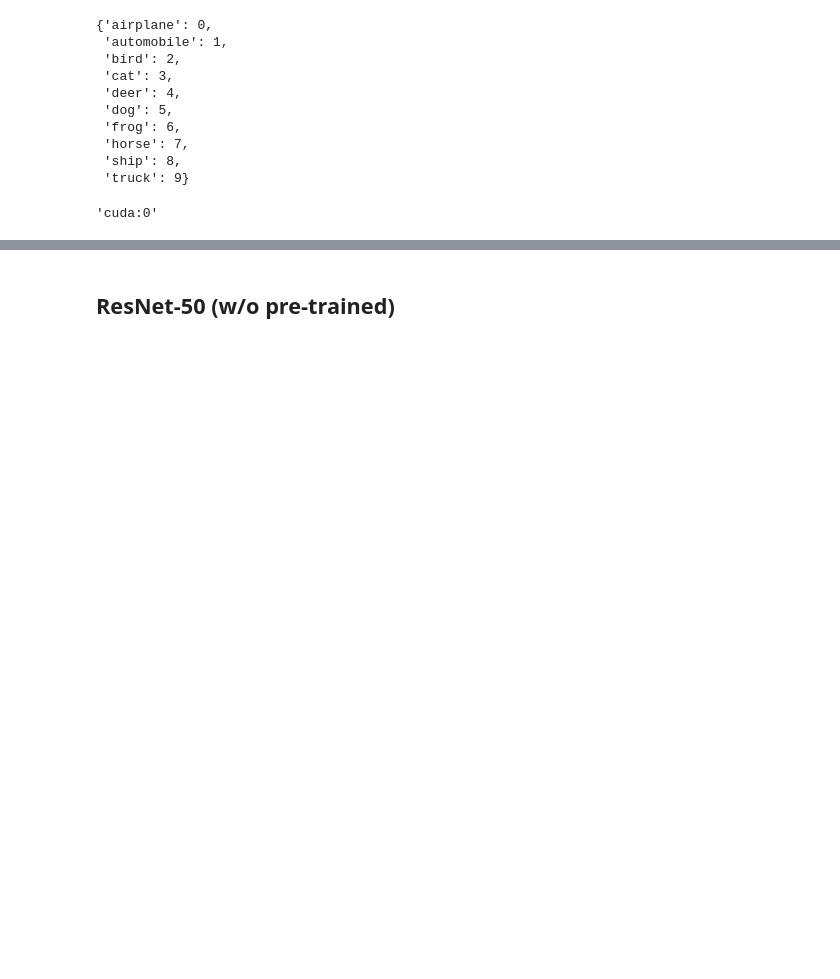
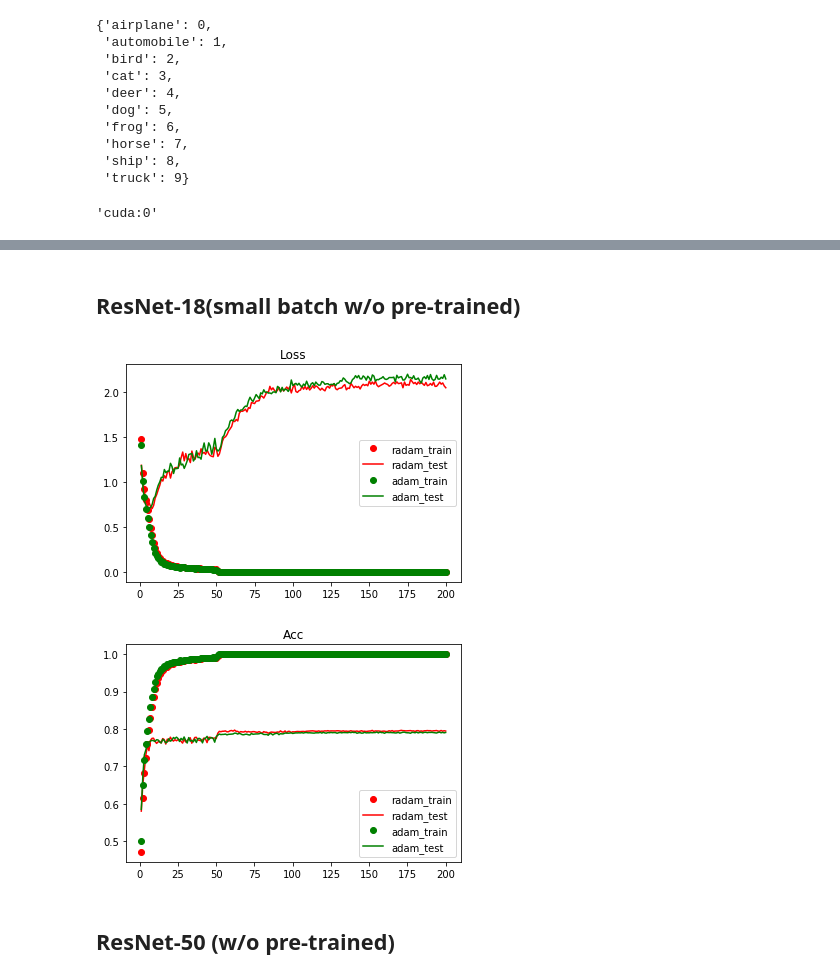
Before and after one commit to omiita/PyTorchProjects, a Jupyter notebook: Techniques/RAdam_cifar10.ipynb, the cells around one changed output, grey strips where cells are left out. Saved outputs shown, nothing was run; the diff lists cells and outputs as text; code cells hidden in the pictures; blank space fills up the shorter version.

Commit message:
[UPD] RAdam

```diff
--- a/Techniques/RAdam_cifar10.ipynb
+++ b/Techniques/RAdam_cifar10.ipynb
@@ -78,8 +92,8 @@ class CIFAR10Dataset(torch.utils.data.Dataset):
 train_ds = CIFAR10Dataset(train_imgs, transform=transform,mode='train',class_to_idx_dict=class_to_idx_dict)
 test_ds = CIFAR10Dataset(test_imgs, transform=transform, mode='test',class_to_idx_dict=class_to_idx_dict)
 # %%
-train_dl = torch.utils.data.DataLoader(train_ds, batch_size=1024, shuffle=True)
-test_dl = torch.utils.data.DataLoader(test_ds, batch_size=1024, shuffle=False)
+train_dl = torch.utils.data.DataLoader(train_ds, batch_size=32, shuffle=True)
+test_dl = torch.utils.data.DataLoader(test_ds, batch_size=32, shuffle=False)
 dl_dict = {'train':train_dl,'test':test_dl}
 # %%
 num_epoch=200
@@ -177,0 +192,18 @@ adam_hist = hist
+# %%
+radam_hist = hist
+# %%
+hist = {"train_loss":[],"train_acc":[], "test_loss":[],"test_acc":[]}
+
+adam_list = adam_str.split('\n')
+train_adam = adam_list[0::2]
+val_adam = adam_list[1::2]
+
+hist['train_loss'] = [float(train_.split(' ')[3]) for train_ in train_adam]
+hist['train_acc'] = [float(train_.split(' ')[5]) for train_ in train_adam]
+
+hist['test_loss'] = [float(val_.split(' ')[2]) for val_ in val_adam]
+hist['test_acc'] = [float(val_.split(' ')[4]) for val_ in val_adam]
+
+adam_hist = hist
+# %% [markdown]
+## ResNet-18(small batch w/o pre-trained)
@@ -178,3 +213,30 @@ adam_hist = hist
+# %%
+import matplotlib.pyplot as plt
+%matplotlib inline
+
+epochs =range(1,num_epoch+1)
+
+plt.title('Loss')
+plt.plot(epochs, radam_hist['train_loss'],'ro',label='radam_train')
+plt.plot(epochs, radam_hist['test_loss'],'r',label='radam_test')
+plt.plot(epochs, adam_hist['train_loss'],'go',label='adam_train')
+plt.plot(epochs, adam_hist['test_loss'],'g',label='adam_test')
+# plt.ylim((0.0,0.1))
+plt.legend()
+plt.show()
+
+plt.figure()
+plt.title('Acc')
+plt.plot(epochs, radam_hist['train_acc'],'ro',label='radam_train')
+plt.plot(epochs, radam_hist['test_acc'],'r',label='radam_test')
+plt.plot(epochs, adam_hist['train_acc'],'go',label='adam_train')
+plt.plot(epochs, adam_hist['test_acc'],'g',label='adam_test')
+# plt.ylim((0.96,1.0))
+plt.legend()
+plt.show()
+# %% [output]
+[figure, added]
+[figure, added]
 # %% [markdown]
 ## ResNet-50 (w/o pre-trained)
 # %%
```
Also changed, not shown: parts of 7 cells of this notebook.
